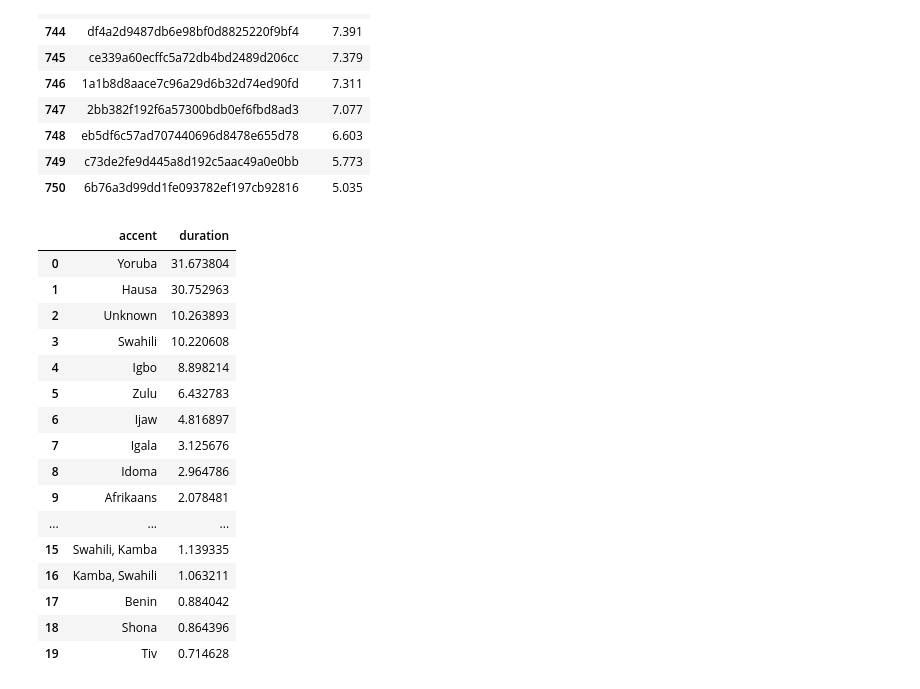
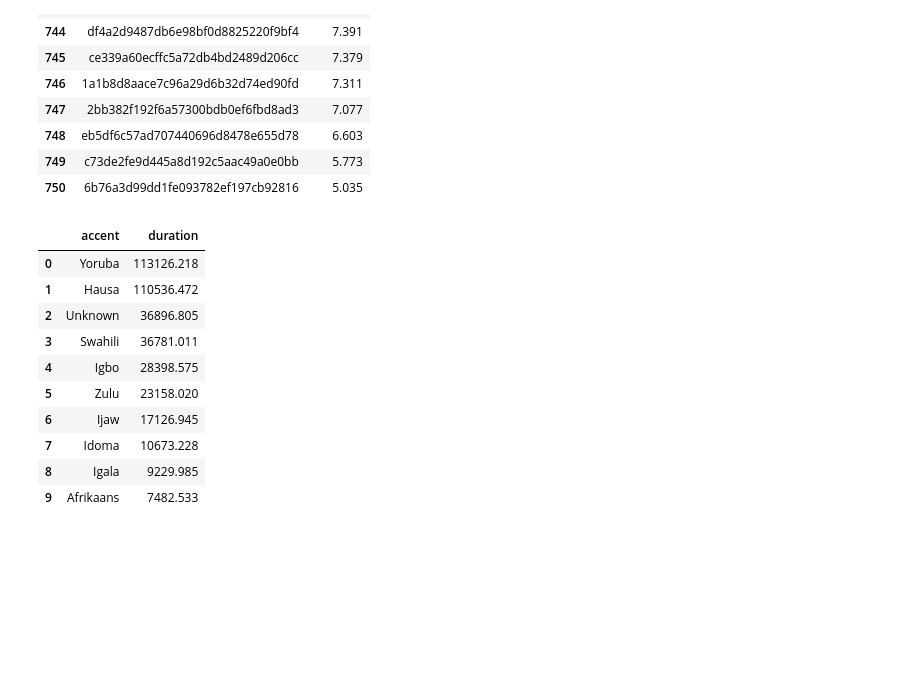
Before and after one commit to intron-innovation/AfriSpeech-TTS, a Jupyter notebook: notebooks/data_preprocessing.ipynb, the cells around one changed output. Drawn from its saved outputs; the diff is of its cells as text; code cells hidden in the pictures; blank space fills up the shorter version.

```diff
--- a/notebooks/data_preprocessing.ipynb
+++ b/notebooks/data_preprocessing.ipynb
@@ -122,8 +53,0 @@ data["user_ids_num"].nunique() # 751 speakers
-# %%
-# remove files larger than 30 sec
-data = data[data.duration <= 30.0]
-
-# remove 3 files with audio_ids
-data = data[data.audio_ids != "24bfceabfa102cc1c1926d2049f56bbf"]
-data = data[data.audio_ids != "790cdbb7907d0112bc737f0b06282dde"]
-data = data[data.audio_ids != "4bffcdb03a445616d70eb1a859ac52a5"]
@@ -132,4 +53,0 @@ data.to_csv("/srv/storage/talc2@talc-data2.nancy/multispeech/calcul/users/sogun/
-# %%
-data = pd.read_csv("/srv/storage/talc2@talc-data2.nancy/multispeech/calcul/users/sogun/AfriSpeech-TTS/data/temp/intron-tts-all-public-0000")
-# %%
-data["user_ids_num"] = data.user_ids_num.apply(lambda x: x+109)
@@ -204,25 +99,19 @@ speakers.tail(10)
 # %%
 accents = pd.pivot_table(data, values="duration",
               columns=["accent"], aggfunc="sum").T.reset_index()
-accents["duration"] = accents["duration"]/3600
+accents["duration"] = accents["duration"]
 accents = accents.sort_values("duration", ascending=False).reset_index(drop=True)
 # %%
-accents.head(20) # don't forget to drop unknown accent
+accents.head(10) # don't forget to drop unknown accent
 # %% [output]
 |  | accent | duration |
-| 0 | Yoruba | 31.673804 |
-| 1 | Hausa | 30.752963 |
-| 2 | Unknown | 10.263893 |
-| 3 | Swahili | 10.220608 |
-| 4 | Igbo | 8.898214 |
-| 5 | Zulu | 6.432783 |
-| 6 | Ijaw | 4.816897 |
-| 7 | Igala | 3.125676 |
-| 8 | Idoma | 2.964786 |
-| 9 | Afrikaans | 2.078481 |
-| ... | ... | ... |
-| 15 | Swahili, Kamba | 1.139335 |
-| 16 | Kamba, Swahili | 1.063211 |
-| 17 | Benin | 0.884042 |
-| 18 | Shona | 0.864396 |
-| 19 | Tiv | 0.714628 |
+| 0 | Yoruba | 113126.218 |
+| 1 | Hausa | 110536.472 |
+| 2 | Unknown | 36896.805 |
+| 3 | Swahili | 36781.011 |
+| 4 | Igbo | 28398.575 |
+| 5 | Zulu | 23158.020 |
+| 6 | Ijaw | 17126.945 |
+| 7 | Idoma | 10673.228 |
+| 8 | Igala | 9229.985 |
+| 9 | Afrikaans | 7482.533 |
```
Also changed, not shown: parts of 51 cells of this notebook, 10 other files.
